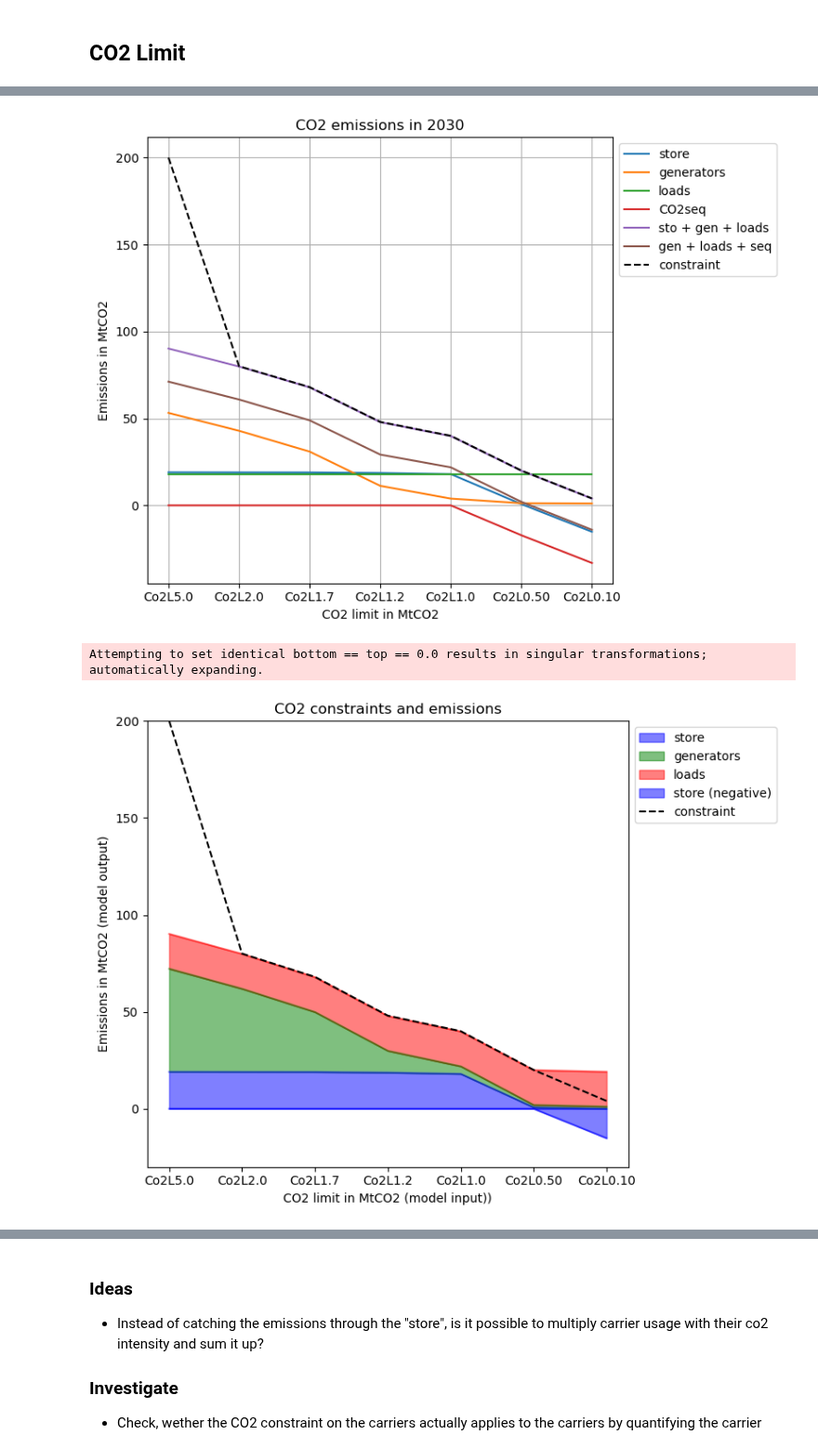
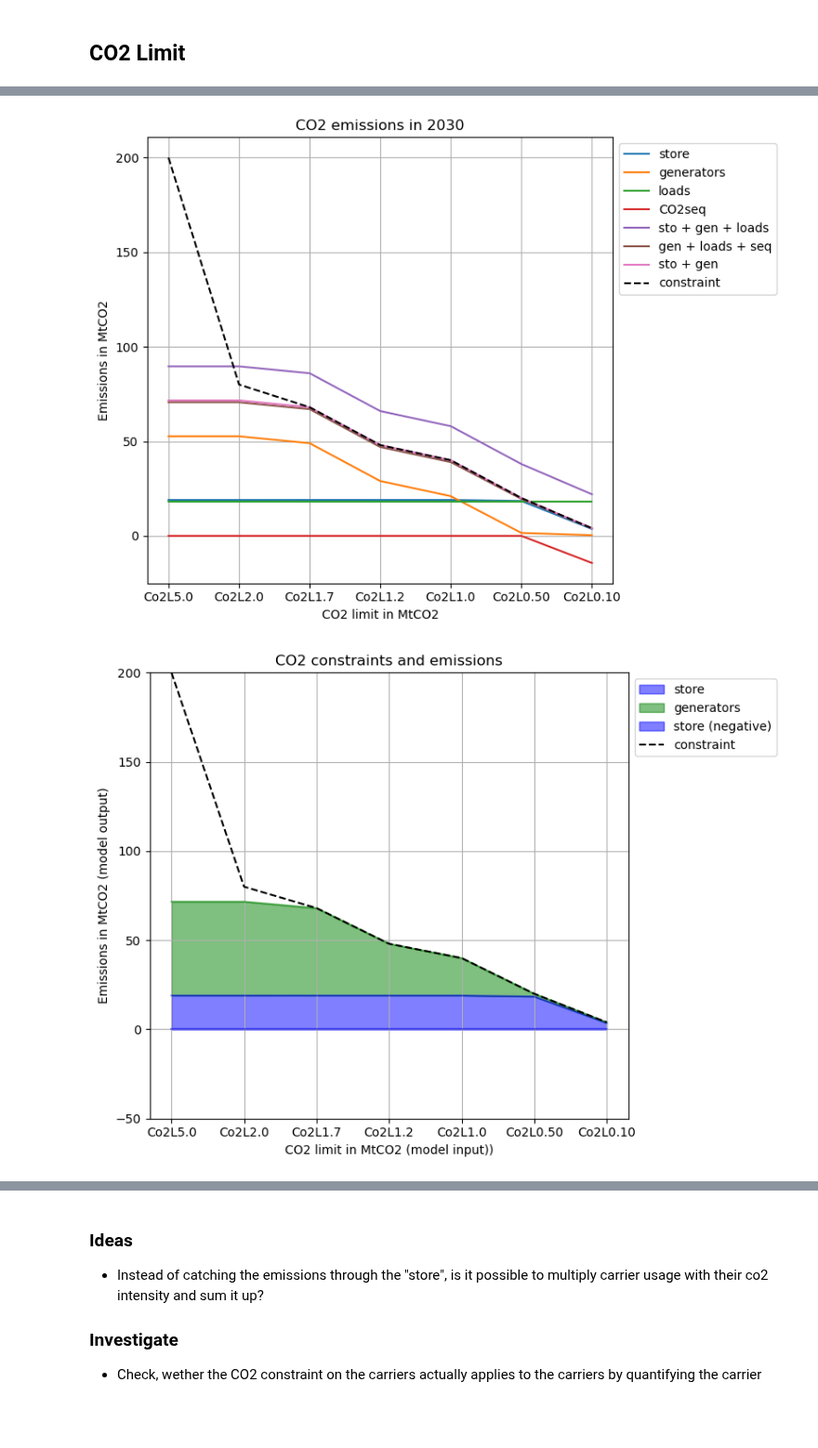
Before and after one commit to energyLS/aldehyde, a Jupyter notebook: workflow/notebooks/test_co2limit.ipynb, the cells around one changed output, grey strips where cells are left out. Shown at 93% size. Saved outputs shown, nothing was run; the diff lists cells and outputs as text; code cells hidden in the pictures; blank space fills up the shorter version.

```diff
--- a/workflow/notebooks/test_co2limit.ipynb
+++ b/workflow/notebooks/test_co2limit.ipynb
@@ -5,15 +5,24 @@ import pypsa
 import pandas as pd
 # %%
 prefix = "/mnt/c/Users/scl38887/Documents/git/aldehyde"
+prefix_eur = "/mnt/c/Users/scl38887/Documents/git/pypsa-eur"
+
+# /mnt/c/Users/scl38887/Documents/git/pypsa-eur/results/carbontest/postnetworks/elec_s_37_lv1.0__Co2L0p25-2000H-T-H-B-I-A-solar+p3-dist1_2030.nc
 
 # Import from pypsa-earth-sec
-run = "wacc15_hem_1marg_1cap_nosmr_0exp_3h_ws"
+run = "carbonfix_300h_ws" #"wacc15_hem_1marg_1cap_nosmr_0exp_3h_ws"
+run_eur = "carbontest"
 Co2Ls = ["Co2L20.0", "Co2L5.0", "Co2L2.0", "Co2L1.7", "Co2L1.2", "Co2L1.0", "Co2L0.50", "Co2L0.10"]
+Co2Ls_eur = ["Co2L0p50", "Co2L0p25", "Co2L0p100"]
+
 
 carbon_stats = pd.DataFrame(columns=["constraint", "store", "generators", "loads", "CO2seq", "dac", "biogas upgrading", "links"])
 
 for Co2L in Co2Ls:
-    n = pypsa.Network(prefix + "/workflow/subworkflows/pypsa-earth-sec/results/" + run + "/postnetworks/elec_s_10_ec_lc1.0_"+Co2L+"_3H_2030_0.15_DF_0export.nc")
+    n = pypsa.Network(prefix + "/workflow/subworkflows/pypsa-earth-sec/results/" + run + "/postnetworks/elec_s_10_ec_lc1.0_"+Co2L+"_300H_2030_0.15_DF_0export.nc")
+    # n = pypsa.Network(prefix_eur + "/results/" + run_eur + "/postnetworks/elec_s_37_lv1.0__"+Co2L+"-2000H-T-H-B-I-A-solar+p3-dist1_2030.nc")
+
+
     carbon_stats.loc[Co2L, "constraint"] = n.global_constraints.loc["CO2Limit", "constant"] / 1e6 # MtCO2
 
     carbon_stats.loc[Co2L, "store"] = n.stores_t.e.filter(like="co2 atmosphere").iloc[-1][0] / 1e6 # MtCO2
@@ -50,6 +59,7 @@ INFO:pypsa.io:Imported network elec_s_10_ec_lc1.0_Co2L0.10_3H_2030_0.15_DF_0expo
 #carbon_stats.index = carbon_stats.index.str[4:].astype(float) * 40
 
 carbon_stats["sto + gen + loads"] = carbon_stats["store"] + carbon_stats["generators"] + carbon_stats["loads"]
+carbon_stats["sto + gen"] = carbon_stats["store"] + carbon_stats["generators"]
 carbon_stats["gen + loads + seq"] = carbon_stats["loads"] + carbon_stats["generators"] + carbon_stats["CO2seq"]
 carbon_stats["diff"] = carbon_stats["constraint"] - carbon_stats["sto + gen + loads"]
 carbon_stats["neg_em"] = - carbon_stats["dac"] + carbon_stats["biogas upgrading"]
@@ -81,7 +92,7 @@ dtype: object
 import matplotlib.pyplot as plt
 
 fig, ax = plt.subplots(figsize=(8, 6))
-carbon_stats[["store", "generators", "loads", "CO2seq","sto + gen + loads", "gen + loads + seq"]].iloc[1:,:].plot(ax=ax)
+carbon_stats[["store", "generators", "loads", "CO2seq","sto + gen + loads", "gen + loads + seq", "sto + gen"]].iloc[1:,:].plot(ax=ax)
 carbon_stats["constraint"].iloc[1:].plot(ax=ax, style="k--", label="constraint")
 ax.set_ylabel("Emissions in MtCO2")
 ax.set_xlabel("CO2 limit in MtCO2")
@@ -90,37 +101,37 @@ ax.legend(loc="upper left", bbox_to_anchor=(1, 1))
 ax.grid()
 fig.tight_layout()
 # %% [output]
-[figure, old version]
+[figure, new version]
 # %%
 # Plot the carbon stats
 import matplotlib.pyplot as plt
 
 start_value = 1
 
 # Create a stackplot + lineplot
 fig, ax = plt.subplots(figsize=(8, 6))
 
 # Plot positive 'store' values together with 'generators' and 'loads'
 positive_store = carbon_stats["store"].clip(lower=0).iloc[start_value:]
-stacked_data = pd.concat([positive_store, carbon_stats[["generators", "loads"]].iloc[start_value:,:]], axis=1)
-stacked_data.plot.area(ax=ax, stacked=True, color=["b", "g", "r"], alpha = 0.5, label=["store (positive)", "generators", "loads"])
+stacked_data = pd.concat([positive_store, carbon_stats[["generators"]].iloc[start_value:,:]], axis=1)
+stacked_data.plot.area(ax=ax, stacked=True, color=["b", "g"], alpha = 0.5, label=["store (positive)", "generators"])
 
 # Plot negative 'store' values separately
 negative_store = carbon_stats["store"].clip(upper=0).iloc[start_value:]
 negative_store.plot.area(ax=ax, stacked=True, color="b", alpha = 0.5, label="store (negative)")
 
 # Plot the constraint
 carbon_stats["constraint"].iloc[start_value:].plot(ax=ax, style="k--", label="constraint")
 
 ax.set_ylabel("Emissions in MtCO2 (model output)")
 ax.set_xlabel("CO2 limit in MtCO2 (model input))")
 ax.set_title("CO2 constraints and emissions")
 ax.legend(loc="upper left", bbox_to_anchor=(1, 1))
 
-ax.set_ylim(-30, 200)
+ax.set_ylim(-50, 200)
+ax.grid()
 
 fig.tight_layout()
 plt.show()
 # %% [output]
-Attempting to set identical bottom == top == 0.0 results in singular transformations; automatically expanding.
-[figure, old version]
+[figure, new version]
```
Also changed, not shown: parts of 24 cells of this notebook.
